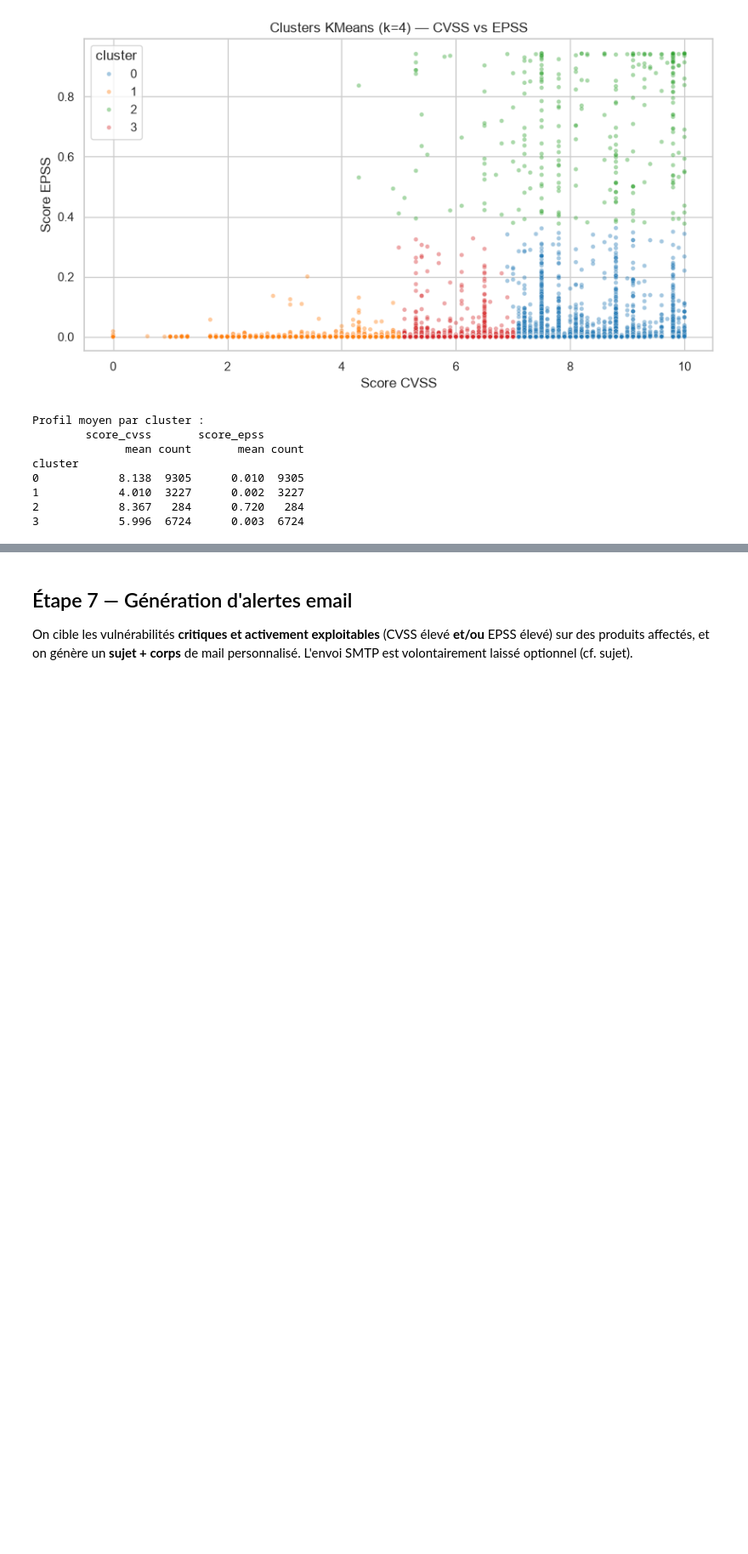
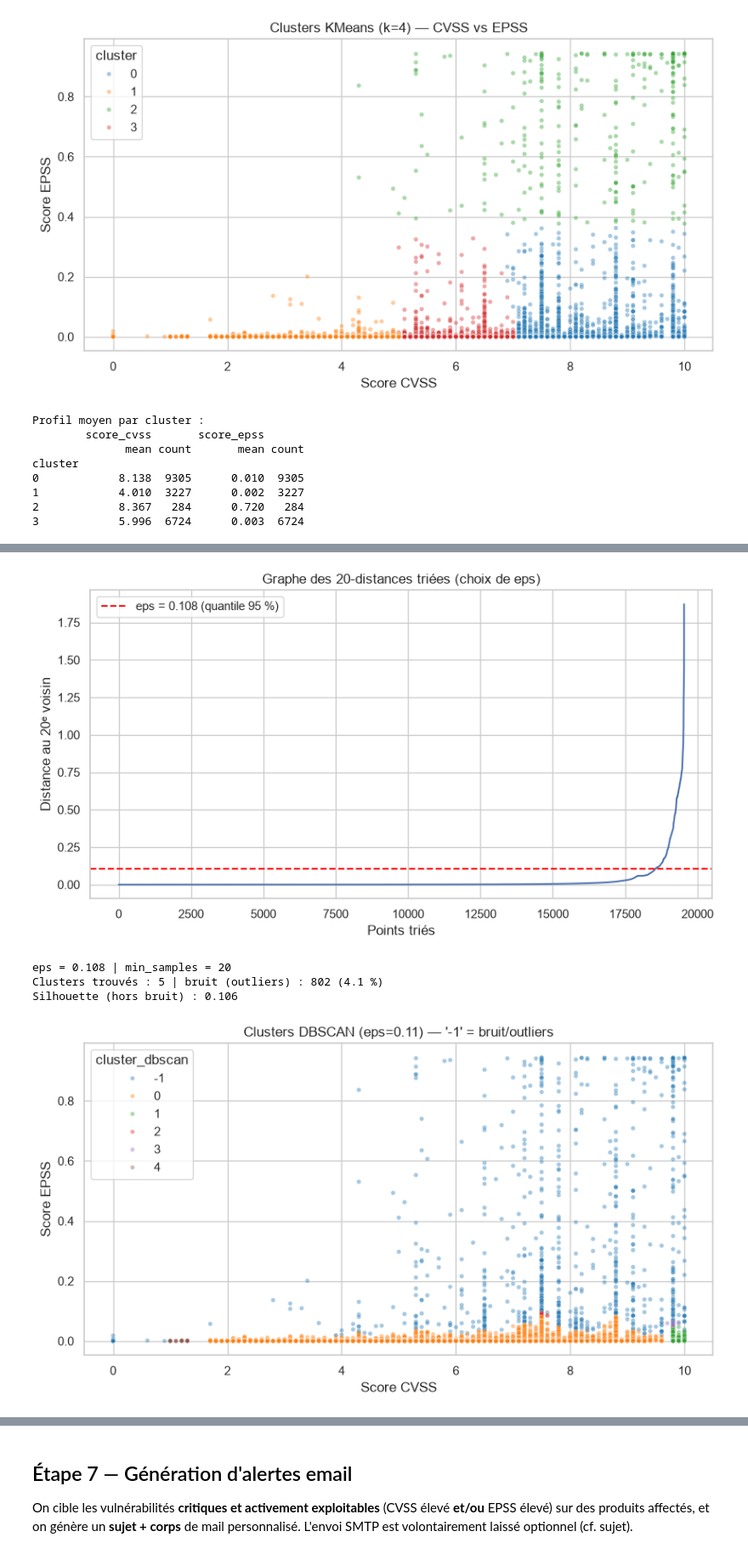
Before and after one commit to Anothays/SDV_Projet_Data_IA, a Jupyter notebook: notebook.ipynb, the cells around one changed output, grey strips where cells are left out. Shown at 85% size. Cells and saved outputs as stored; diff of their text form; code cells hidden in the pictures; blank space fills up the shorter version.

```diff
--- a/notebook.ipynb
+++ b/notebook.ipynb
@@ -615,0 +761,47 @@ cluster
+# %%
+# --- Non supervisé n°3 : DBSCAN (densité) ---
+# Choix de eps via le graphe des k-distances (distance au kᵉ voisin, k = min_samples).
+min_samples = 20
+nn = NearestNeighbors(n_neighbors=min_samples).fit(Xc)
+distances, _ = nn.kneighbors(Xc)
+kdist = np.sort(distances[:, -1])
+
+# eps = zone de bascule de densité, approximée par un quantile élevé des k-distances.
+eps = float(np.quantile(kdist, 0.95))
+
+plt.figure()
+plt.plot(kdist)
+plt.axhline(eps, color="red", ls="--", label=f"eps = {eps:.3f} (quantile 95 %)")
+plt.title(f"Graphe des {min_samples}-distances triées (choix de eps)")
+plt.xlabel("Points triés"); plt.ylabel(f"Distance au {min_samples}ᵉ voisin")
+plt.legend()
+plt.show()
+
+db = DBSCAN(eps=eps, min_samples=min_samples).fit(Xc)
+clu["cluster_dbscan"] = db.labels_
+
+mask = clu["cluster_dbscan"] != -1
+n_clusters_db = clu.loc[mask, "cluster_dbscan"].nunique()
+n_noise_db = int((~mask).sum())
+pct_noise_db = 100 * n_noise_db / len(clu)
+sil_db = (silhouette_score(Xc[mask.values], clu.loc[mask, "cluster_dbscan"],
+                           sample_size=min(10000, int(mask.sum())), random_state=42)
+          if n_clusters_db > 1 else np.nan)
+
+print(f"eps = {eps:.3f} | min_samples = {min_samples}")
+print(f"Clusters trouvés : {n_clusters_db} | bruit (outliers) : {n_noise_db} ({pct_noise_db:.1f} %)")
+print(f"Silhouette (hors bruit) : {sil_db:.3f}" if sil_db == sil_db
+      else "Silhouette : n/a (moins de 2 clusters)")
+
+plt.figure()
+sns.scatterplot(data=clu, x="score_cvss", y="score_epss", hue="cluster_dbscan",
+                palette="tab10", alpha=0.4, s=15, legend="full")
+plt.title(f"Clusters DBSCAN (eps={eps:.2f}) — '-1' = bruit/outliers")
+plt.xlabel("Score CVSS"); plt.ylabel("Score EPSS")
+plt.show()
+# %% [output]
+[figure, added]
+eps = 0.108 | min_samples = 20
+Clusters trouvés : 5 | bruit (outliers) : 802 (4.1 %)
+Silhouette (hors bruit) : 0.106
+[figure, added]
```
Also changed, not shown: parts of 16 cells of this notebook.
